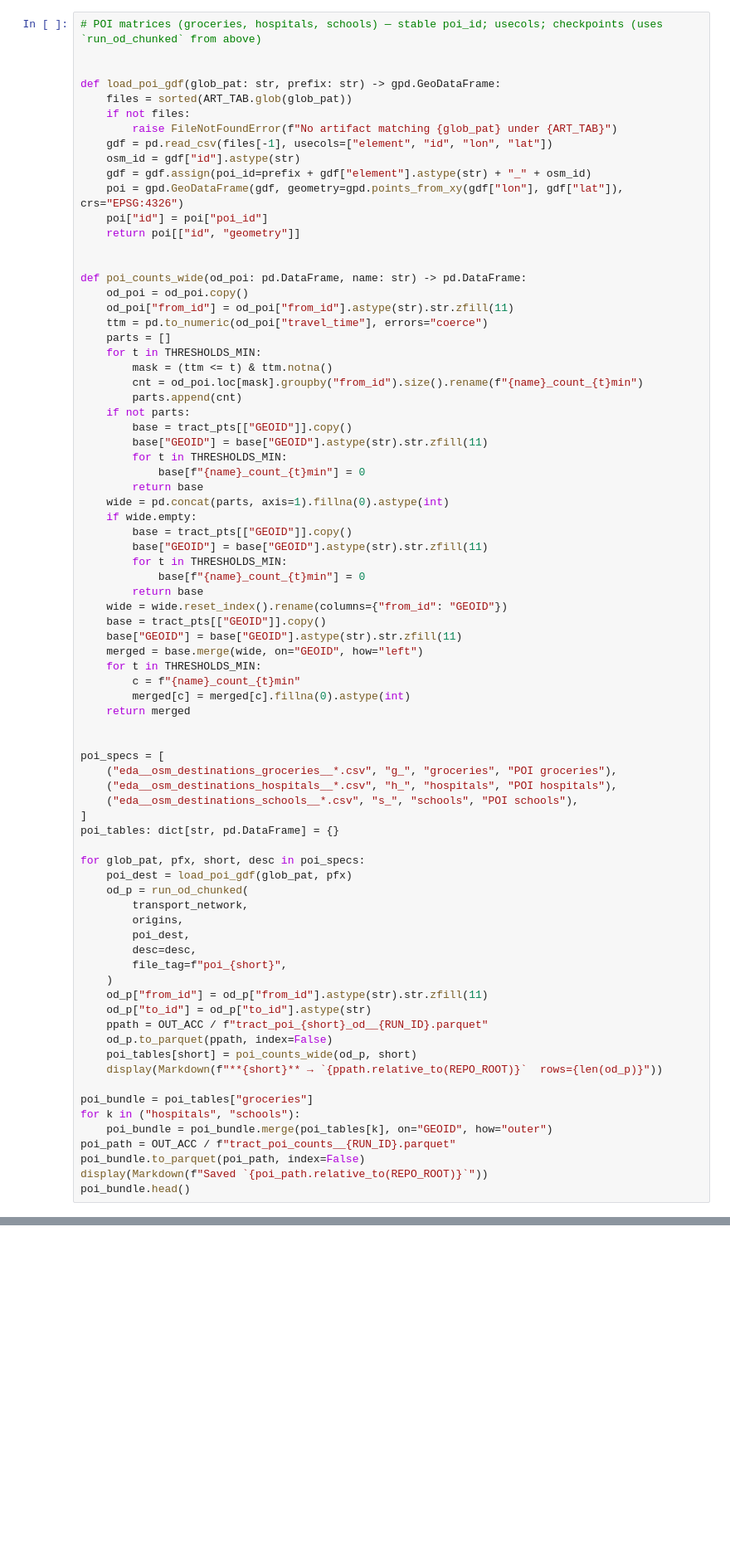
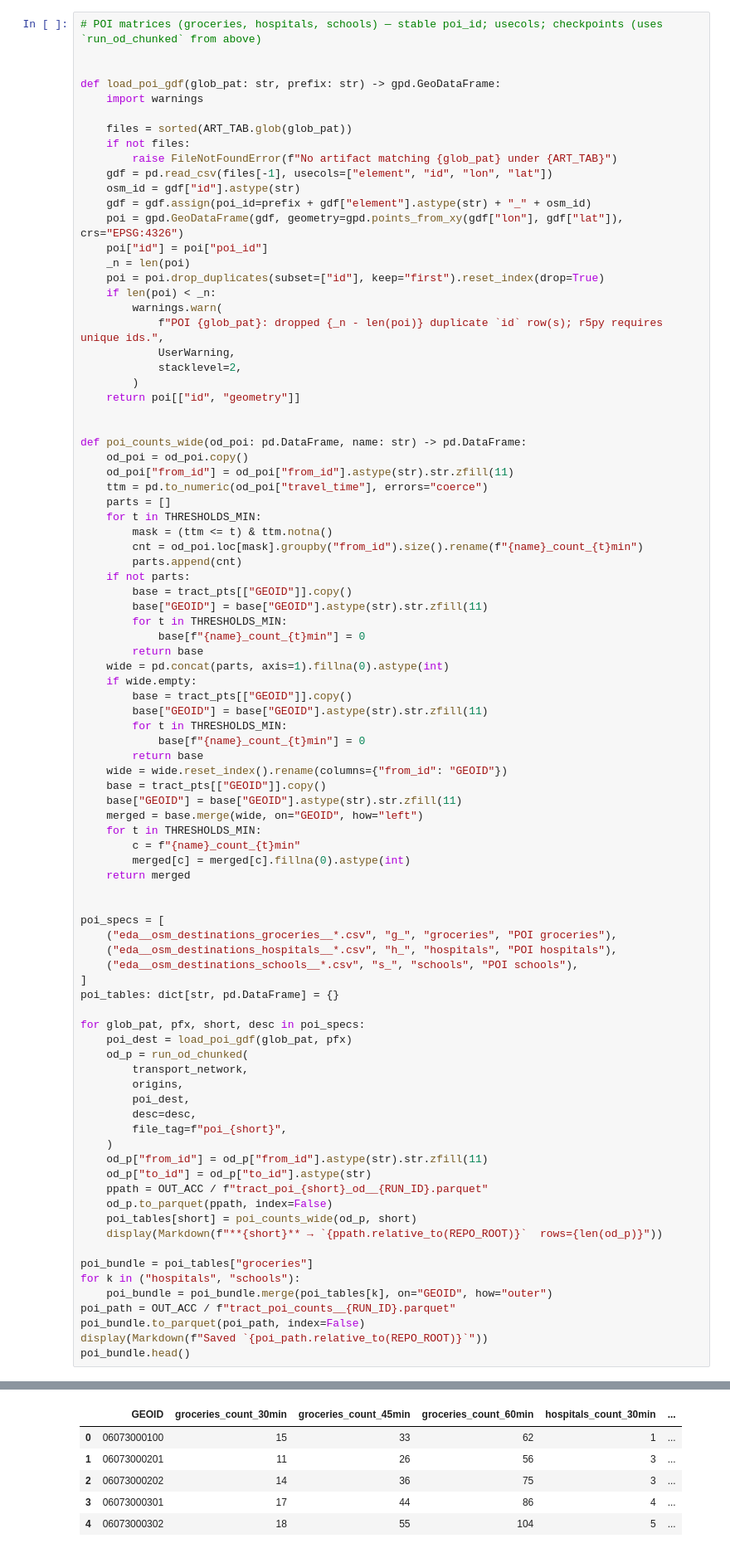
Before and after one commit to SatrunsDream/BayesTransitEquity, a Jupyter notebook: notebooks/03_accessibility_computation.ipynb, the cells around one changed output, grey strips where cells are left out. Shown at 83% size. Drawn from its saved outputs; the diff is of its cells as text; blank space fills up the shorter version.

```diff
--- a/notebooks/03_accessibility_computation.ipynb
+++ b/notebooks/03_accessibility_computation.ipynb
@@ -347,6 +504,8 @@ access_jobs.head()
 
 
 def load_poi_gdf(glob_pat: str, prefix: str) -> gpd.GeoDataFrame:
+    import warnings
+
     files = sorted(ART_TAB.glob(glob_pat))
     if not files:
         raise FileNotFoundError(f"No artifact matching {glob_pat} under {ART_TAB}")
@@ -355,6 +514,14 @@ def load_poi_gdf(glob_pat: str, prefix: str) -> gpd.GeoDataFrame:
     gdf = gdf.assign(poi_id=prefix + gdf["element"].astype(str) + "_" + osm_id)
     poi = gpd.GeoDataFrame(gdf, geometry=gpd.points_from_xy(gdf["lon"], gdf["lat"]), crs="EPSG:4326")
     poi["id"] = poi["poi_id"]
+    _n = len(poi)
+    poi = poi.drop_duplicates(subset=["id"], keep="first").reset_index(drop=True)
+    if len(poi) < _n:
+        warnings.warn(
+            f"POI {glob_pat}: dropped {_n - len(poi)} duplicate `id` row(s); r5py requires unique ids.",
+            UserWarning,
+            stacklevel=2,
+        )
     return poi[["id", "geometry"]]
 
 
@@ -420,3 +587,4 @@ poi_path = OUT_ACC / f"tract_poi_counts__{RUN_ID}.parquet"
 poi_bundle.to_parquet(poi_path, index=False)
 display(Markdown(f"Saved `{poi_path.relative_to(REPO_ROOT)}`"))
 poi_bundle.head()
+# %% [output]
@@ -423,3 +595,9 @@ poi_bundle.head()
+|  | GEOID | groceries_count_30min | groceries_count_45min | groceries_count_60min | hospitals_count_30min | ... |
+| 0 | 06073000100 | 15 | 33 | 62 | 1 | ... |
+| 1 | 06073000201 | 11 | 26 | 56 | 3 | ... |
+| 2 | 06073000202 | 14 | 36 | 75 | 3 | ... |
+| 3 | 06073000301 | 17 | 44 | 86 | 4 | ... |
+| 4 | 06073000302 | 18 | 55 | 104 | 5 | ... |
 # %%
 # Bundle tract attributes + choropleth + equity diagnostic + pipeline summary
 import matplotlib.pyplot as plt
```
Also changed, not shown: parts of 9 cells of this notebook, 56 other files.
